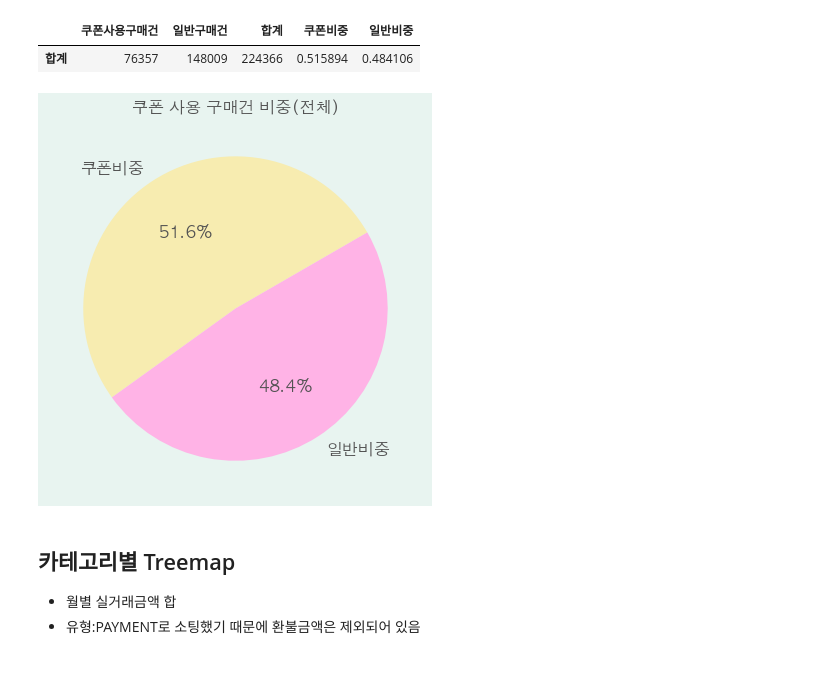
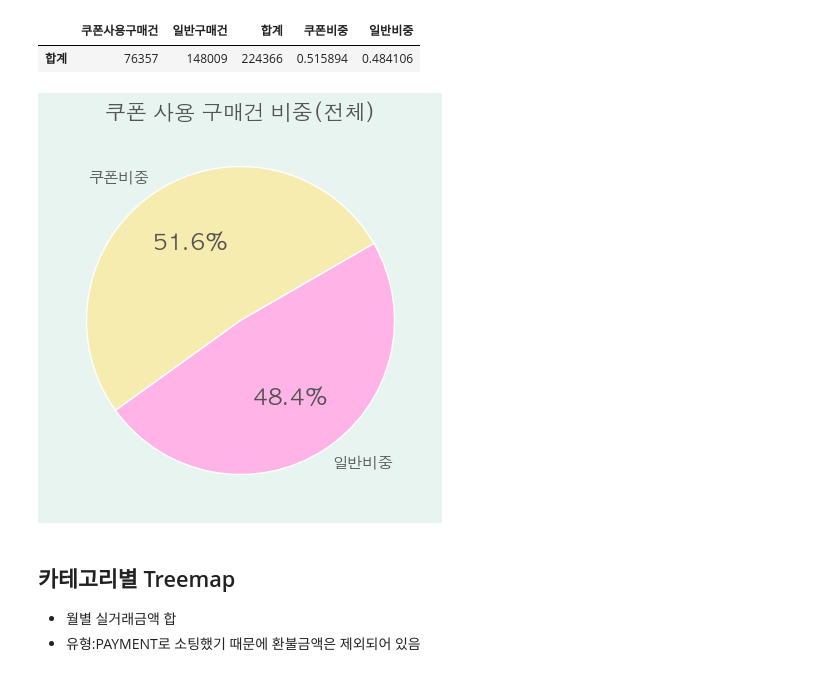
Before and after one commit to ParkSungHyon/mini_project, a Jupyter notebook: main3_230512.ipynb, the cells around one changed output. Cells and saved outputs as stored; diff of their text form; code cells hidden in the pictures.

```diff
--- a/main3_230512.ipynb
+++ b/main3_230512.ipynb
@@ -107,15 +160,15 @@ df_category_sum
 # %%
 font_color = '#525252'
 colors = ['#f7ecb0', '#ffb3e6', '#99ff99', '#66b3ff', '#c7b3fb','#ff6666', '#f9c3b7']
 
 # Create subplots and a pie chart
-fig, ax = plt.subplots(figsize=(10, 7), facecolor='#e8f4f0')
+fig, ax = plt.subplots(figsize=(5, 5), facecolor='#e8f4f0')
 ax.pie(df_category_sum[['쿠폰비중', '일반비중']].iloc[0], labels=df_category_sum.columns[3:5], autopct='%2.1f%%', colors=colors, startangle=30, textprops={'color':font_color})
 # Set title, its position, and font size
-title = plt.title("쿠폰 사용 구매건 비중(전체)", fontsize=16, color=font_color)
-# mpl.rcParams['font.size'] = 16.0
+plt.title("쿠폰 사용 구매건 비중(전체)", fontsize=15, color=font_color)
+mpl.rcParams['font.size'] = 16.0
 # %% [output]
-[figure, old version]
+[figure, new version]
 # %% [markdown]
 ## 카테고리별 Treemap
 - 월별 실거래금액 합
```
Also changed, not shown: parts of 10 cells of this notebook, 1 other file.
